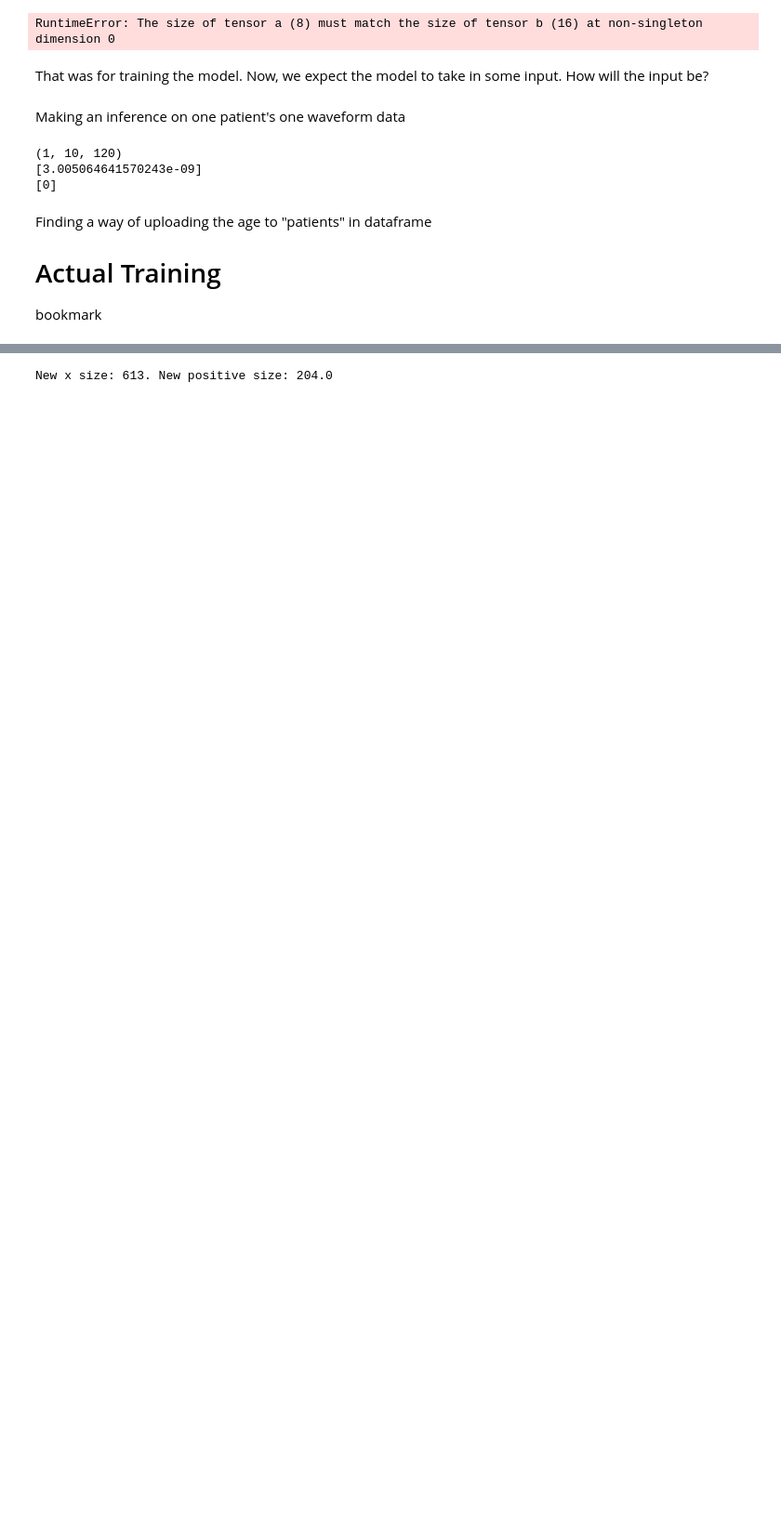
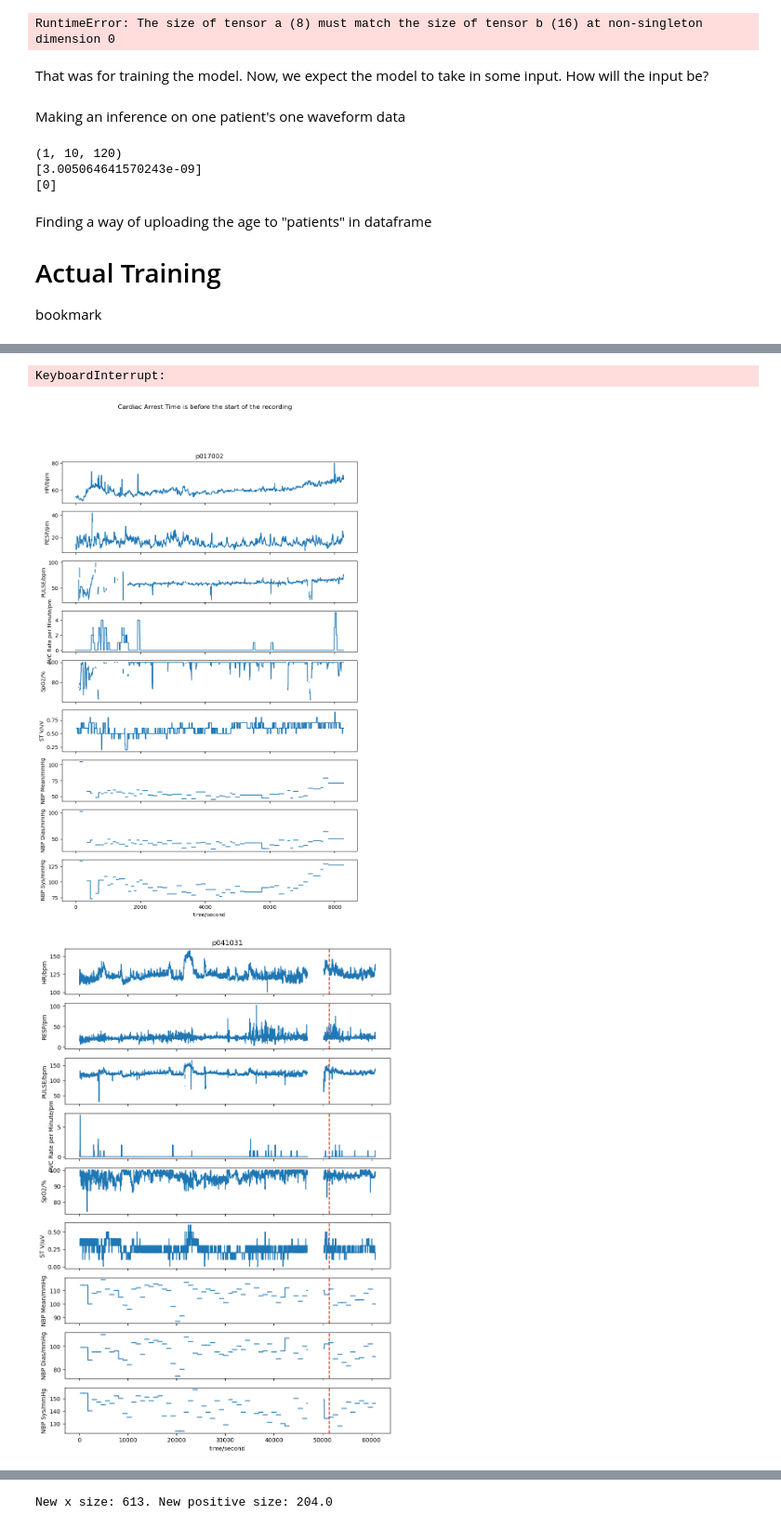
Before and after one commit to travistangvh/time-series-kafka-demo, a Jupyter notebook: bin/explore_torch.ipynb, the cells around one changed output, grey strips where cells are left out. Shown at 93% size. Cells and saved outputs as stored; diff of their text form; code cells hidden in the pictures; blank space fills up the shorter version.

```diff
--- a/bin/explore_torch.ipynb
+++ b/bin/explore_torch.ipynb
@@ -132,14 +132,28 @@ def get_waveform_path(record_name):
 	patient_id = record_name[0:7]
 	return cfg['WAVEFPATH'] + f'/{patient_id[0:3]}/{patient_id}/{record_name}'
 
-def plot_waveform(record_name = 'p087675-2104-12-05-03-53n',ca_time_str = '2104-12-05 08:40:00'):
+
+import matplotlib.dates as mdates
+def plot_waveform(record_name = 'p087675-2104-12-05-03-53n',ca_time_str = '2104-12-05 08:40:00', display_dict=True):
 	# Get waveform data
 	patient_path = get_waveform_path(record_name)
 	record = wfdb.rdrecord(patient_path, channel_names=cfg['CHANNEL_NAMES'])
 
 	# Select only HR from the plots, not with the channels parameter
-	fig = wfdb.plot_wfdb(record=record, title=record_name[0:7], figsize=(10,15), return_fig=True)
+	fig = wfdb.plot_wfdb(record=record, title=record_name[0:7], figsize=(10,15), return_fig=True, sharex=True)
+
+	# Label x ticks
 	ax_list = fig.axes
+	# for ax in ax_list:
+	# 	ax.xaxis.
+		# set monthly locator
+		# ax.xaxis.set_major_locator(mdates.MinuteLoactor(interval=10))
+		# # set formatter
+		# ax.xaxis.set_major_formatter(mdates.DateFormatter('%d-%m-%Y'))
+		# # set font and rotation for date tick labels
+		# plt.gcf().autofmt_xdate()
+
+	# ax_list[-1].xaxis.get_ticklabels()[0].set_visible(True)
 
 	# get time when recording started
 	base_time = datetime.datetime.combine(record.__dict__['base_date'],
@@ -162,7 +176,8 @@ def plot_waveform(record_name = 'p087675-2104-12-05-03-53n',ca_time_str = '2104-
 
 	fig.show()
 
-	print(record.__dict__)
+	if display_dict:
+		print(record.__dict__)
 
 def get_base_time(record_name):
 	recordstarttime = record_name[8:]
@@ -208,7 +223,7 @@ class MyCNN(nn.Module):
 		self.pool = nn.MaxPool1d(kernel_size=3, stride=1)
 		self.out1 = nn.Linear(in_features=567, out_features=1)
 
-		self.dropout = nn.Dropout(0.001)
+		self.dropout = nn.Dropout(0.6)
 		self.lstm = nn.LSTM(input_size = self.MAGICNUM, hidden_size=16, num_layers=2)
 		self.out = nn.Linear(in_features=16, out_features=1, bias=True)
 		self.out2 = nn.Linear(in_features=16, out_features=1, bias=True)
@@ -928,3 +983,15 @@ See the caveats in the documentation: https://pandas.pydata.org/pandas-docs/stab
 # finishtime'2158-11-02T10:35:00.000+08:00'
 # starttime '2158-11-01T10:29:00.000+08:00'
 # get_record_df(row['RECORDNAME'], row['RECORDSTARTTIME'], row['STARTTIME'])
+# %%
+# bookmark
+for idx, row in valid_records_df.iterrows():
+    # print(row['RECORDNAME'], row['CATIME'], row['RECORDSTARTTIME'], row['RECORDENDTIME'])
+    if not pd.isna(row['CATIME']):
+        plot_waveform(row['RECORDNAME'], row['CATIME'].strftime('%Y-%m-%d %H:%M:%S'), display_dict=False)
+    else:
+        plot_waveform(row['RECORDNAME'], display_dict=False)
+# %% [output]
+KeyboardInterrupt:
+[figure, added]
+[figure, added]
```
Also changed, not shown: parts of 29 cells of this notebook, 15 other files.
